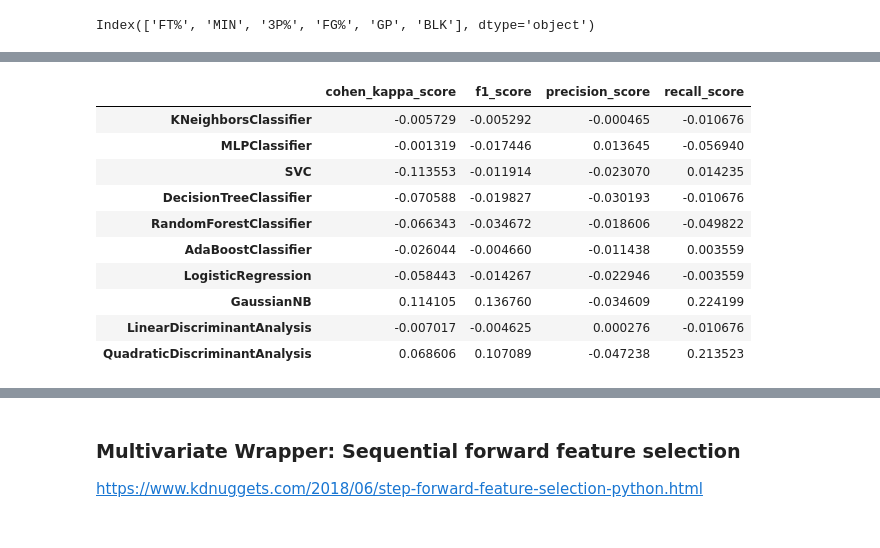
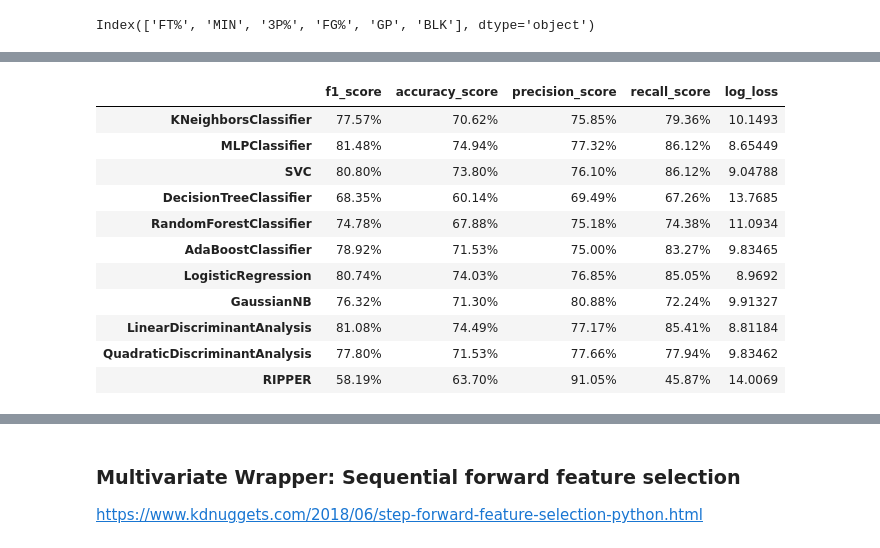
Before and after one commit to juanluisrto/machine_learning_upm, a Jupyter notebook: practical_application_1/ML-lab1.ipynb, the cells around one changed output, grey strips where cells are left out. Cells and saved outputs as stored; diff of their text form; code cells hidden in the pictures.

```diff
--- a/practical_application_1/ML-lab1.ipynb
+++ b/practical_application_1/ML-lab1.ipynb
@@ -510,14 +468,15 @@ fancy_style(df_multivariate)
-# %%
-df_multivariate -df
-# %% [output]
-|  | cohen_kappa_score | f1_score | precision_score | recall_score |
-| KNeighborsClassifier | -0.005729 | -0.005292 | -0.000465 | -0.010676 |
-| MLPClassifier | -0.001319 | -0.017446 | 0.013645 | -0.056940 |
-| SVC | -0.113553 | -0.011914 | -0.023070 | 0.014235 |
-| DecisionTreeClassifier | -0.070588 | -0.019827 | -0.030193 | -0.010676 |
-| RandomForestClassifier | -0.066343 | -0.034672 | -0.018606 | -0.049822 |
-| AdaBoostClassifier | -0.026044 | -0.004660 | -0.011438 | 0.003559 |
-| LogisticRegression | -0.058443 | -0.014267 | -0.022946 | -0.003559 |
-| GaussianNB | 0.114105 | 0.136760 | -0.034609 | 0.224199 |
-| LinearDiscriminantAnalysis | -0.007017 | -0.004625 | 0.000276 | -0.010676 |
-| QuadraticDiscriminantAnalysis | 0.068606 | 0.107089 | -0.047238 | 0.213523 |
+# %%
+fancy_style(df_multivariate)
+# %% [output]
+|  | f1_score | accuracy_score | precision_score | recall_score | log_loss |
+| KNeighborsClassifier | 77.57% | 70.62% | 75.85% | 79.36% | 10.1493 |
+| MLPClassifier | 81.48% | 74.94% | 77.32% | 86.12% | 8.65449 |
+| SVC | 80.80% | 73.80% | 76.10% | 86.12% | 9.04788 |
+| DecisionTreeClassifier | 68.35% | 60.14% | 69.49% | 67.26% | 13.7685 |
+| RandomForestClassifier | 74.78% | 67.88% | 75.18% | 74.38% | 11.0934 |
+| AdaBoostClassifier | 78.92% | 71.53% | 75.00% | 83.27% | 9.83465 |
+| LogisticRegression | 80.74% | 74.03% | 76.85% | 85.05% | 8.9692 |
+| GaussianNB | 76.32% | 71.30% | 80.88% | 72.24% | 9.91327 |
+| LinearDiscriminantAnalysis | 81.08% | 74.49% | 77.17% | 85.41% | 8.81184 |
+| QuadraticDiscriminantAnalysis | 77.80% | 71.53% | 77.66% | 77.94% | 9.83462 |
+| RIPPER | 58.19% | 63.70% | 91.05% | 45.87% | 14.0069 |
```
Also changed, not shown: parts of 40 cells of this notebook, 11 other files.
